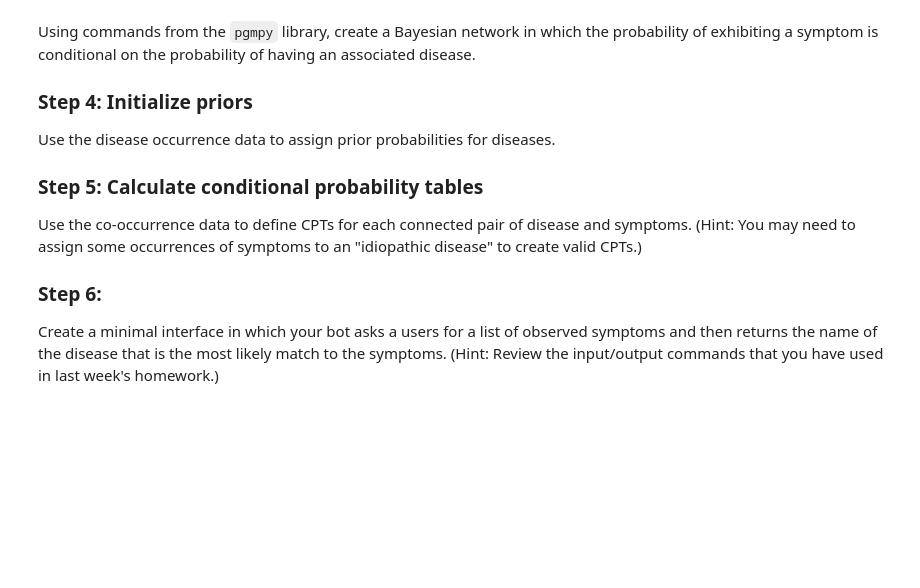
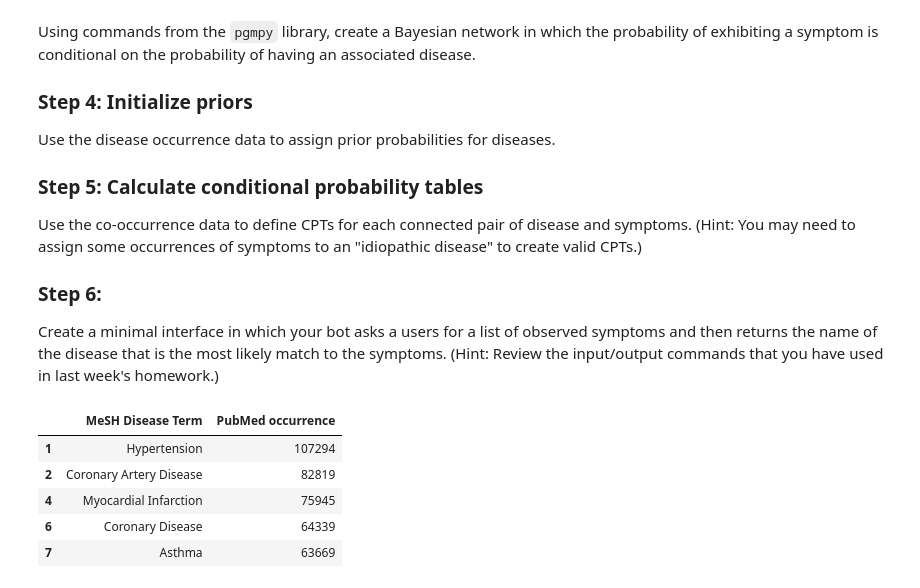
Before and after one commit to acuschwarze/mathematics-and-ai, a Jupyter notebook: weekly-projects/week2/Homework 2 Part 2.ipynb, the cells around one changed output. Saved outputs shown, nothing was run; the diff lists cells and outputs as text; code cells hidden in the pictures; blank space fills up the shorter version.

```diff
--- a/weekly-projects/week2/Homework 2 Part 2.ipynb
+++ b/weekly-projects/week2/Homework 2 Part 2.ipynb
@@ -25,0 +50,9 @@ Create a minimal interface in which your bot asks a users for a list of observed
+# %%
+diseases.head()
+# %% [output]
+|  | MeSH Disease Term | PubMed occurrence |
+| 1 | Hypertension | 107294 |
+| 2 | Coronary Artery Disease | 82819 |
+| 4 | Myocardial Infarction | 75945 |
+| 6 | Coronary Disease | 64339 |
+| 7 | Asthma | 63669 |
```
Also changed, not shown: parts of 9 cells of this notebook, 6 other files.
